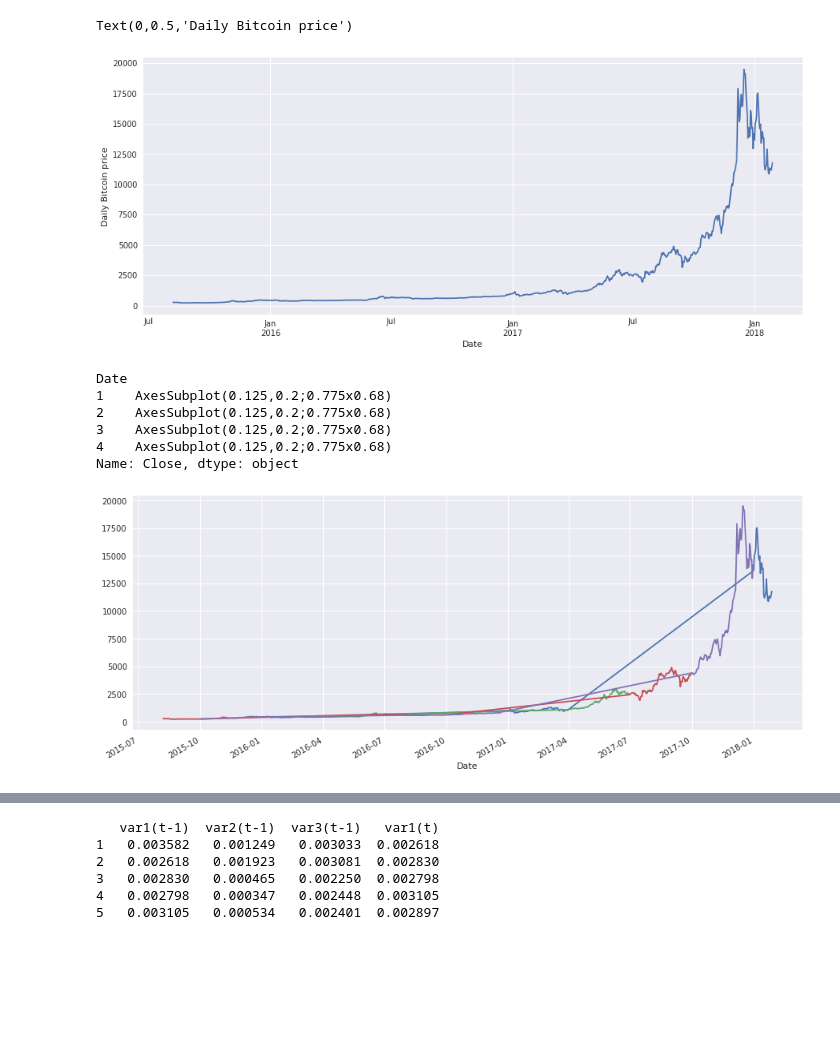
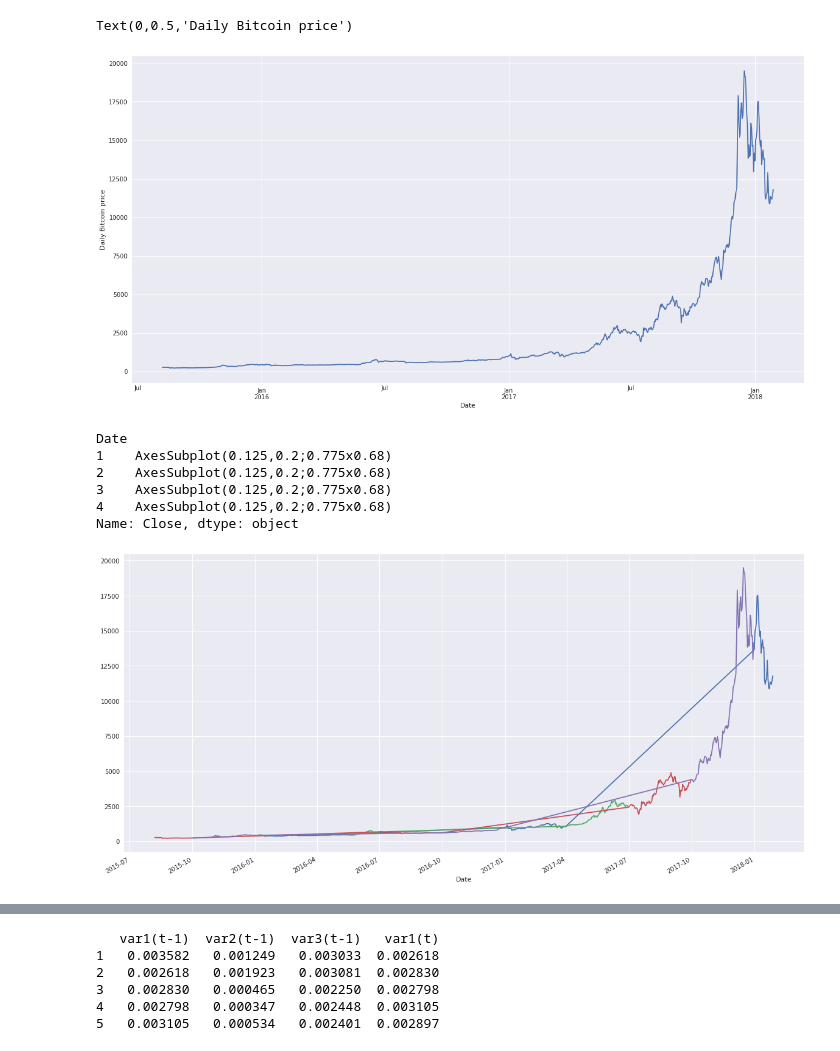
Before and after one commit to TrungAnh1812/essay, a Jupyter notebook: Untitled.ipynb, the cells around one changed output, grey strips where cells are left out. Saved outputs shown, nothing was run; the diff lists cells and outputs as text; code cells hidden in the pictures; blank space fills up the shorter version.

```diff
--- a/Untitled.ipynb
+++ b/Untitled.ipynb
@@ -63,16 +61,16 @@ DatetimeIndex(['2015-08-07', '2015-08-08', '2015-08-09', '2015-08-10',
 | 2015-08-10 | 264.47 | 20979400 | 3.843850e+09 | 44.96 | 1094.80 | 0.708448 | 0.008750 | 0.008750 | 3.95 | 3.95 | ... |
 | 2015-08-11 | 270.39 | 25433900 | 3.828500e+09 | 43.08 | 1113.25 | 1.070000 | 0.008591 | 0.008591 | 4.16 | 4.16 | ... |
 # %%
-data['Close'].plot()
+data['Close'].plot(figsize=(20,10))
 plt.ylabel("Daily Bitcoin price")
 # %% [output]
 Text(0,0.5,'Daily Bitcoin price')
-[figure, old version]
+[figure, new version]
 # %%
 data1 = data['Close']
 
 by_quarter = data1.groupby(data1.index.quarter)
-by_quarter.plot()
+by_quarter.plot(figsize=(20,10))
 # %% [output]
 Date
 1    AxesSubplot(0.125,0.2;0.775x0.68)
@@ -80,7 +78,7 @@ Date
 3    AxesSubplot(0.125,0.2;0.775x0.68)
 4    AxesSubplot(0.125,0.2;0.775x0.68)
 Name: Close, dtype: object
-[figure, old version]
+[figure, new version]
 # %%
 #Transform the data
 ts_logtransformed = np.log(data1)
```
Also changed, not shown: parts of 8 cells of this notebook, 2 other files.
